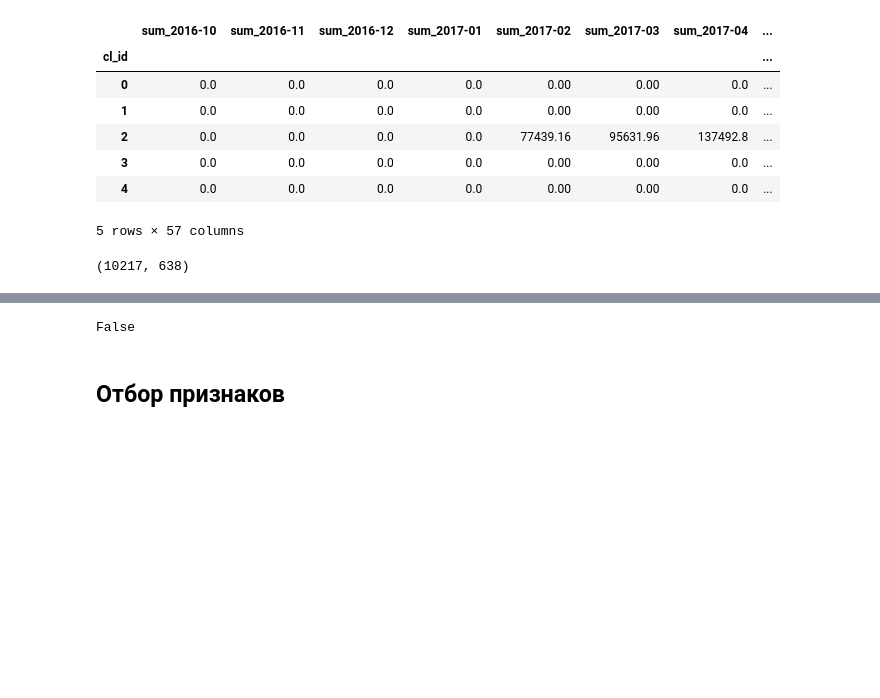
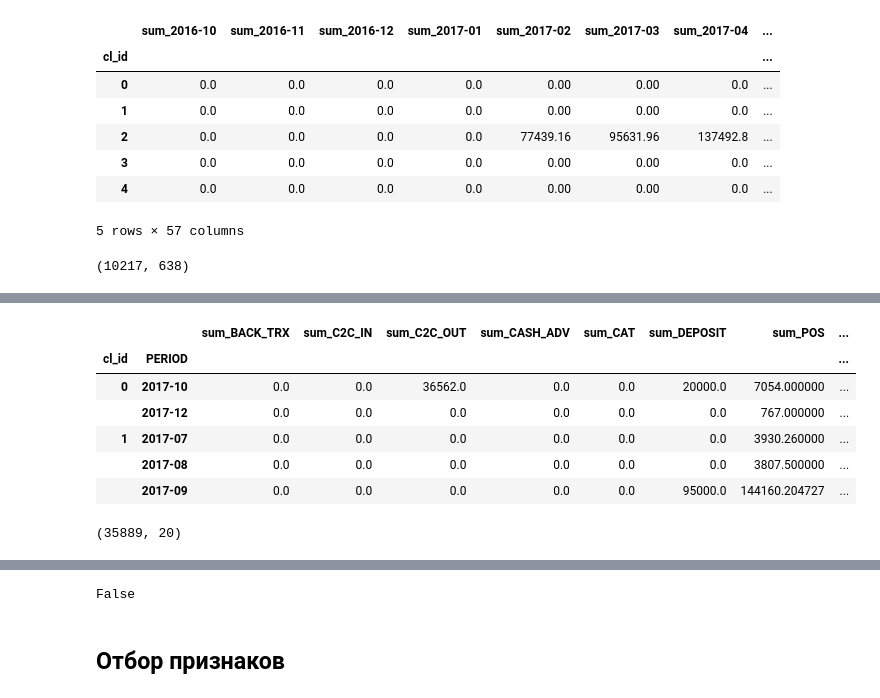
Before and after one commit to MaxMin223/ds03, a Jupyter notebook: hw_3.2.ipynb, the cells around one changed output, grey strips where cells are left out. Drawn from its saved outputs; the diff is of its cells as text; code cells hidden in the pictures; blank space fills up the shorter version.

```diff
--- a/hw_3.2.ipynb
+++ b/hw_3.2.ipynb
@@ -957,0 +958,16 @@ X_full.shape
+# %%
+df_temp = df.groupby(['cl_id', 'PERIOD','trx_category'])['amount_rub'].agg(['sum','mean']).unstack(fill_value=0)
+df_temp.columns = pd.Index(['_'.join([str(_) for _ in v]) for v in df_temp.columns.values])
+df_temp.head()
+# %% [output]
+|  |  | sum_BACK_TRX | sum_C2C_IN | sum_C2C_OUT | sum_CASH_ADV | sum_CAT | sum_DEPOSIT | sum_POS | ... |
+| cl_id | PERIOD |  |  |  |  |  |  |  | ... |
+| 0 | 2017-10 | 0.0 | 0.0 | 36562.0 | 0.0 | 0.0 | 20000.0 | 7054.000000 | ... |
+|  | 2017-12 | 0.0 | 0.0 | 0.0 | 0.0 | 0.0 | 0.0 | 767.000000 | ... |
+| 1 | 2017-07 | 0.0 | 0.0 | 0.0 | 0.0 | 0.0 | 0.0 | 3930.260000 | ... |
+|  | 2017-08 | 0.0 | 0.0 | 0.0 | 0.0 | 0.0 | 0.0 | 3807.500000 | ... |
+|  | 2017-09 | 0.0 | 0.0 | 0.0 | 0.0 | 0.0 | 95000.0 | 144160.204727 | ... |
+# %%
+df_temp.shape
+# %% [output]
+(35889, 20)
```
Also changed, not shown: parts of 70 cells of this notebook.
